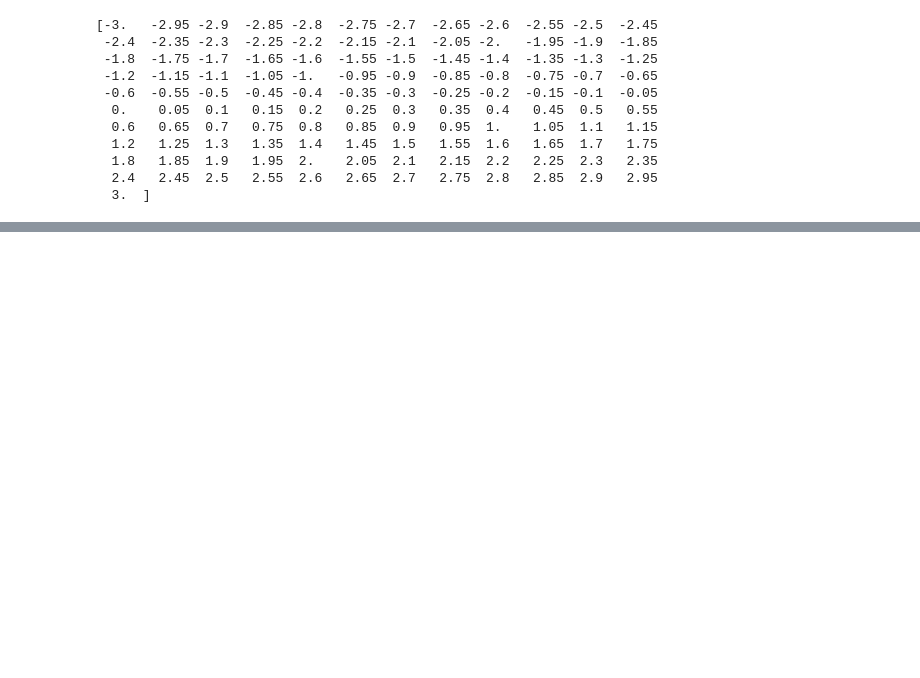
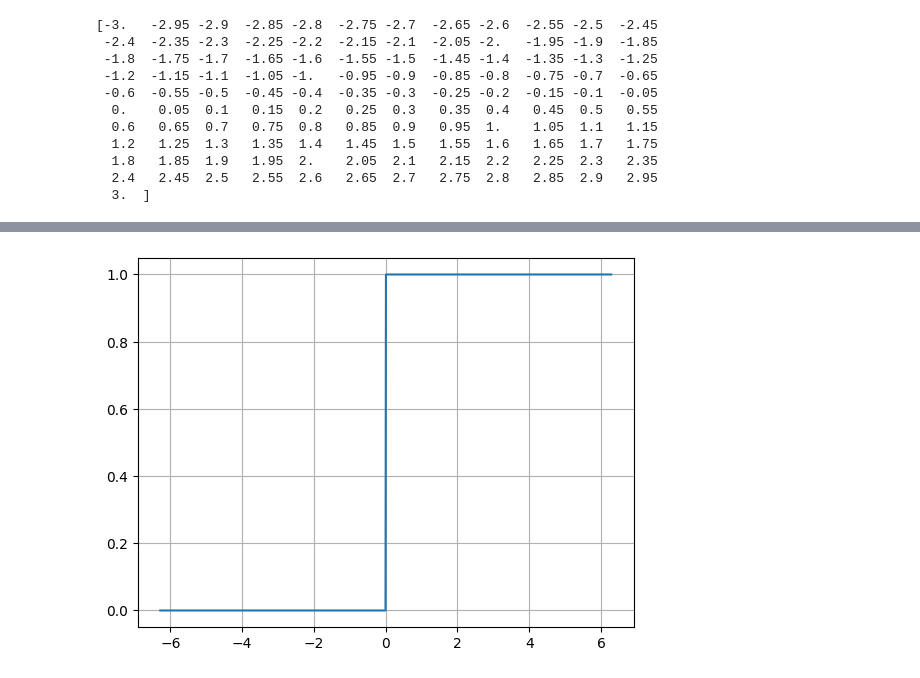
Before and after one commit to gouroveroy/Signals-and-Systems, a Jupyter notebook: Offline-1/jp.ipynb, the cells around one changed output, grey strips where cells are left out. Drawn from its saved outputs; the diff is of its cells as text; code cells hidden in the pictures; blank space fills up the shorter version.

```diff
--- a/Offline-1/jp.ipynb
+++ b/Offline-1/jp.ipynb
@@ -120,0 +136,13 @@ print(t_values)
+# %%
+# y = lambda t: np.sin(t)
+# x = np.linspace(-2 * np.pi, 2 * np.pi, 1000)
+# plt.plot(x, y(x))
+# plt.grid(True)
+# plt.show()
+y = lambda t: np.piecewise(t, [t < 0, t >= 0], [0, 1])
+x = np.linspace(-2 * np.pi, 2 * np.pi, 1000)
+plt.plot(x, y(x))
+plt.grid(True)
+plt.show()
+# %% [output]
+[figure, added]
```
Also changed, not shown: parts of 1 cell of this notebook, 6 other files.
